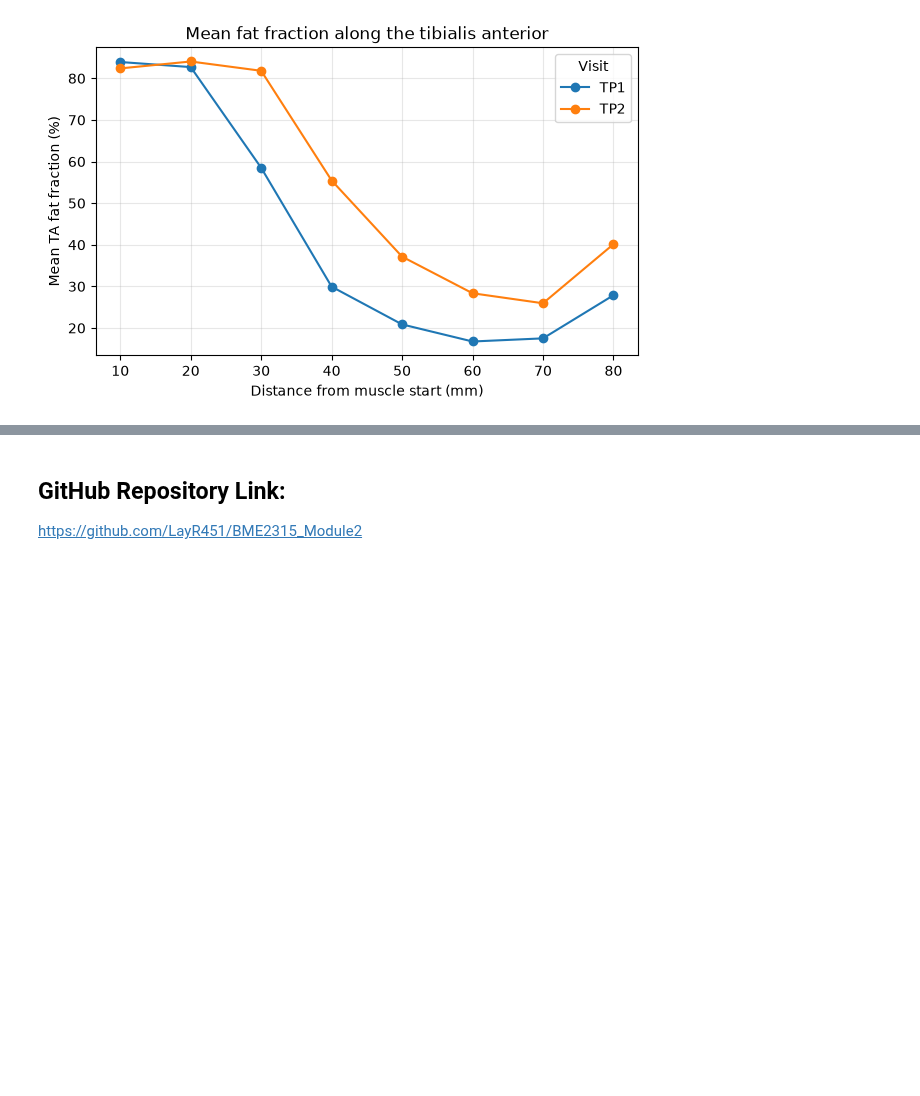
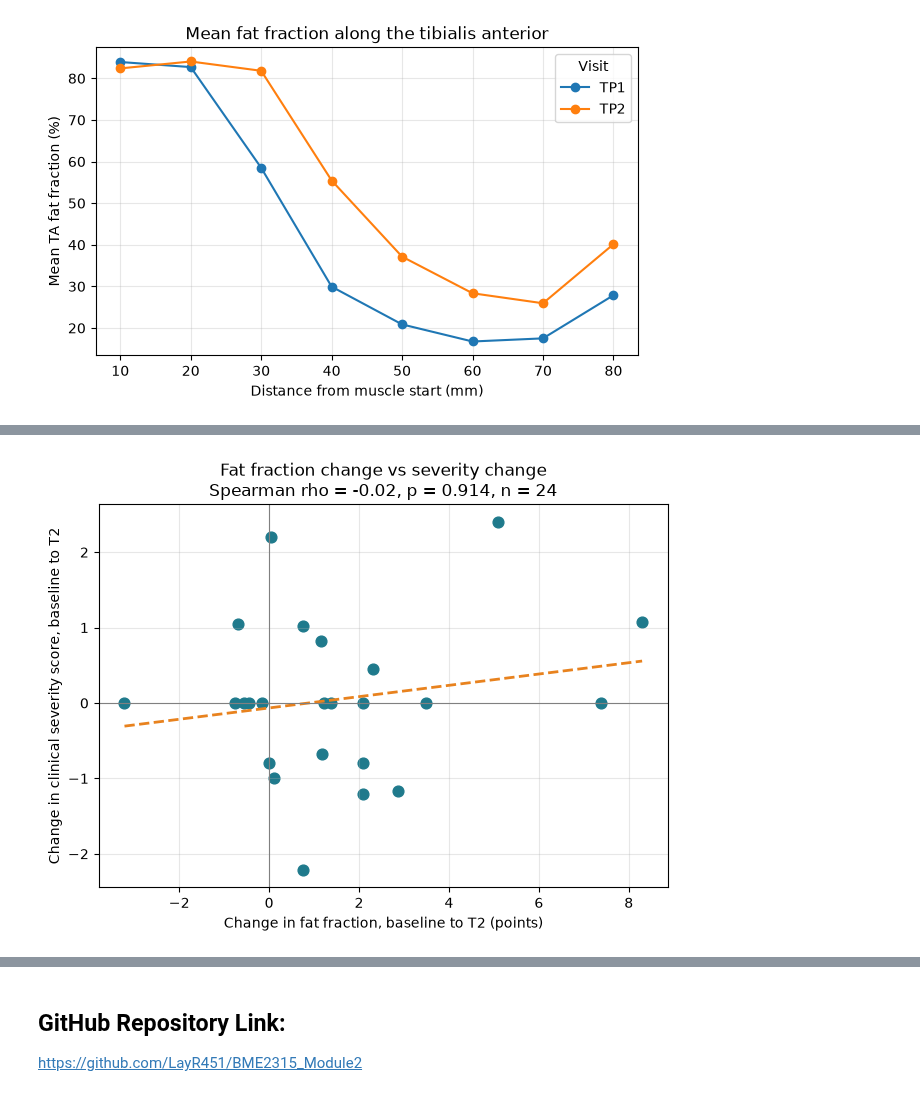
Before and after one commit to LayR451/BME2315_Module2, a Jupyter notebook: FSHD_Module2_Project_Template.ipynb, the cells around one changed output, grey strips where cells are left out. Cells and saved outputs as stored; diff of their text form; code cells hidden in the pictures; blank space fills up the shorter version.

```diff
--- a/FSHD_Module2_Project_Template.ipynb
+++ b/FSHD_Module2_Project_Template.ipynb
@@ -381,0 +602,54 @@ Include:
+# %%
+# The next section combines fat fraction and clinical severity score into one data frame matched on subject_id, so that the following graphs,
+# which will compare them together, are easier to produce.
+
+# Must convert list results and estimates into workable data frame
+ff = pd.DataFrame({
+    'subject_id': results_df['subject_id'],
+    'ff0': df['ff_baseline_R'].values,
+    'ff1': results_df['estimate_T1_linear'],
+    'ff2': results_df['estimate_T2_quadratic'],
+})
+
+# The second data frame
+css = (estimates_df[['subject_id', 'baseline', 'T1', 'T2']]
+       .dropna(subset=['baseline'])          # keeps only the rows from your 2nd append
+       .drop_duplicates('subject_id')
+       .rename(columns={'baseline': 'css0', 'T1': 'css1', 'T2': 'css2'}))
+
+# Then, the data frames are merged on subject_id to create a combined data frame
+comb = ff.merge(css, on='subject_id')
+
+# This defines the differences between baseline and T2 for both fat fraction and clinical severity score
+comb['ff_change'] = comb['ff2'] - comb['ff0']
+comb['css_change'] = comb['css2'] - comb['css0']
+
+x_months = [0, T1, T2]
+tlabels = ['Baseline', f'T1\n({T1:.1f} mo)', f'T2\n({T2:.1f} mo)']
+
+#Now, we move onto graphing these together.
+d = comb.dropna(subset=['ff_change', 'css_change'])
+
+# The spearman correlation between changes in fat fraction and clinical severity score
+rho, p = spearmanr(d['ff_change'], d['css_change'])
+plt.figure(figsize=(6.5, 5))
+plt.scatter(d['ff_change'], d['css_change'], color="#1f7a8c", s=60)
+if len(d) > 2:
+    m, b = np.polyfit(d['ff_change'], d['css_change'], 1)
+    xs = np.linspace(d['ff_change'].min(), d['ff_change'].max(), 50)
+    plt.plot(xs, m * xs + b, color="#e8821e", lw=2, ls="--")
+plt.axhline(0, color="gray", lw=0.8)
+plt.axvline(0, color="gray", lw=0.8)
+plt.xlabel("Change in fat fraction, baseline to T2 (points)")
+plt.ylabel("Change in clinical severity score, baseline to T2")
+plt.title(f"Fat fraction change vs severity change\nSpearman rho = {rho:.2f}, p = {p:.3f}, n = {len(d)}")
+plt.grid(alpha=0.3)
+plt.tight_layout()
+plt.show()
+
+# GRAPH C
+# Conclusion: Because Spearman rho is strongest correlation near -1 or 1, the near zero values implies minimal correlation between changes in
+# fat fraction and clinical severity score. The p value is much above the typical significance threshold, indicating that the observed correlation
+# is not statistically significant.
+# %% [output]
+[figure, added]
```
Also changed, not shown: parts of 19 cells of this notebook, 1 other file.
